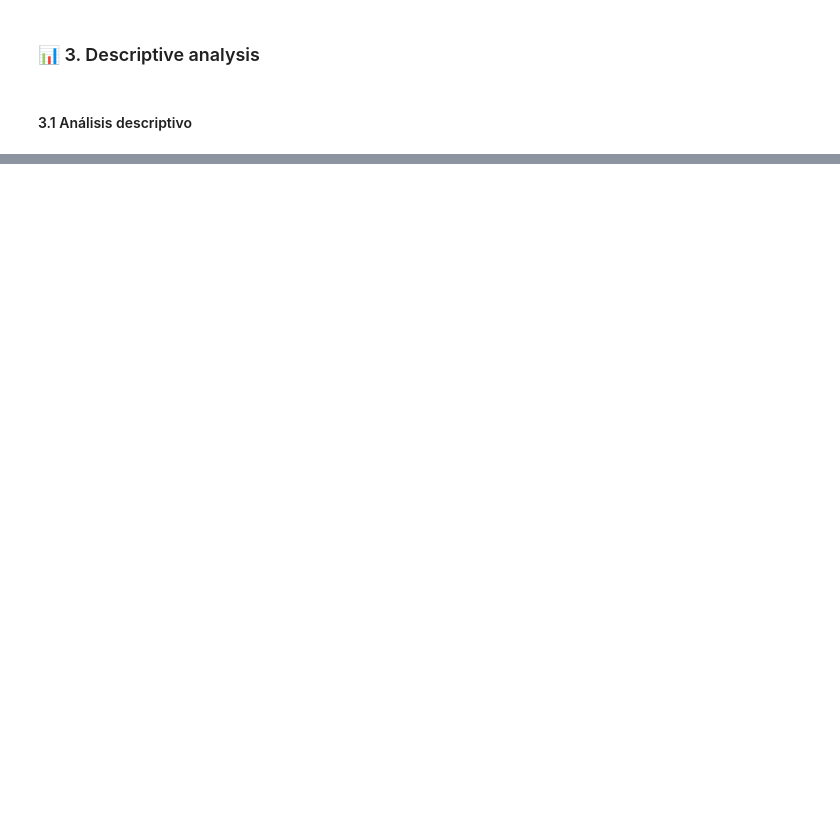
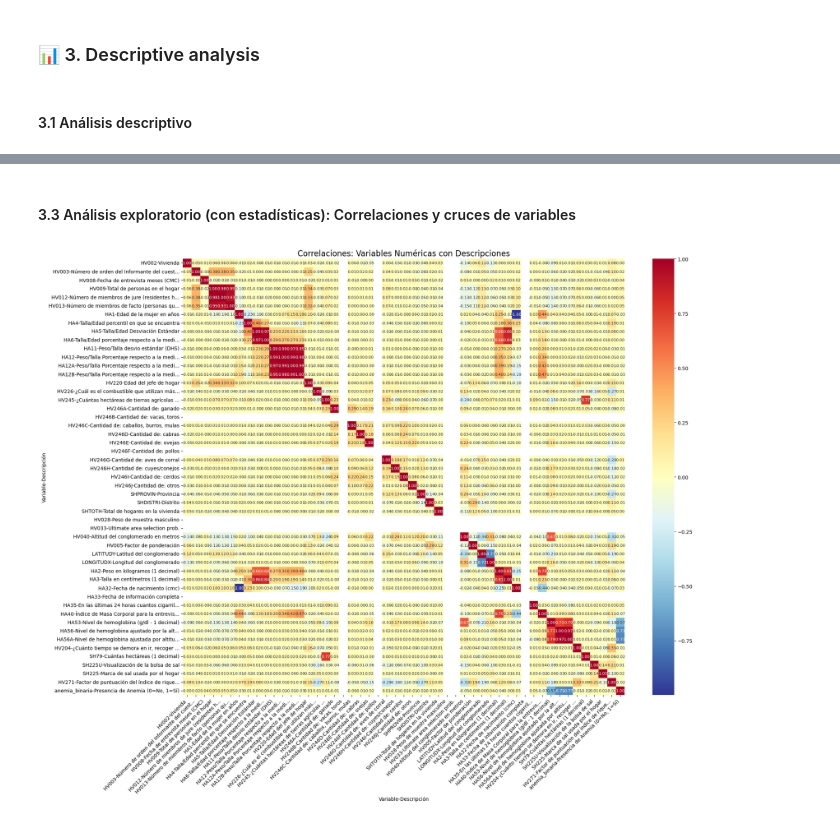
Before and after one commit to abelguevara-upeu/data-minig, a Jupyter notebook: notebooks/md-project/Fase 1-2.ipynb, the cells around one changed output, grey strips where cells are left out. Saved outputs shown, nothing was run; the diff lists cells and outputs as text; code cells hidden in the pictures; blank space fills up the shorter version.

```diff
--- a/notebooks/md-project/Fase 1-2.ipynb
+++ b/notebooks/md-project/Fase 1-2.ipynb
@@ -522,0 +895,40 @@ df_3.describe(include="all").T # incluye categóricas y numéricas
+# %% [markdown]
+#### 3.3 Análisis exploratorio (con estadísticas): Correlaciones y cruces de variables
+# %%
+
+# Correlación con TODAS las variables numéricas disponibles
+vars_numericas_disponibles = [var for var in variables_numericas if var in df_typed_clean.columns]
+vars_numericas_disponibles.append('anemia_binaria')
+
+# Crear matriz de correlación
+corr_matrix = df_typed_clean[vars_numericas_disponibles].corr()
+
+# Crear etiquetas para MultiIndex con descripciones
+variables_labels = []
+descripciones_labels = []
+
+for var in vars_numericas_disponibles:
+    variables_labels.append(var)
+    if var == 'anemia_binaria':
+        descripciones_labels.append('Presencia de Anemia (0=No, 1=Sí)')
+    else:
+        desc = dicc_union.get(var, 'Sin descripción')
+        desc_truncada = desc[:40] + '...' if len(desc) > 40 else desc
+        descripciones_labels.append(desc_truncada)
+
+# Aplicar MultiIndex a la matriz de correlación
+corr_matrix.index = pd.MultiIndex.from_arrays([variables_labels, descripciones_labels],
+                                              names=['Variable', 'Descripción'])
+corr_matrix.columns = pd.MultiIndex.from_arrays([variables_labels, descripciones_labels],
+                                                names=['Variable', 'Descripción'])
+
+plt.figure(figsize=(20,16))
+sns.heatmap(corr_matrix, annot=True, cmap='RdYlBu_r', center=0, fmt='.2f',
+            xticklabels=True, yticklabels=True, annot_kws={'size': 8})
+plt.title("Correlaciones: Variables Numéricas con Descripciones", fontsize=16)
+plt.xticks(rotation=45, ha='right', fontsize=10)
+plt.yticks(rotation=0, fontsize=10)
+plt.tight_layout()
+plt.show()
+# %% [output]
+[figure, added]
```
Also changed, not shown: parts of 13 cells of this notebook, 1 other file.
